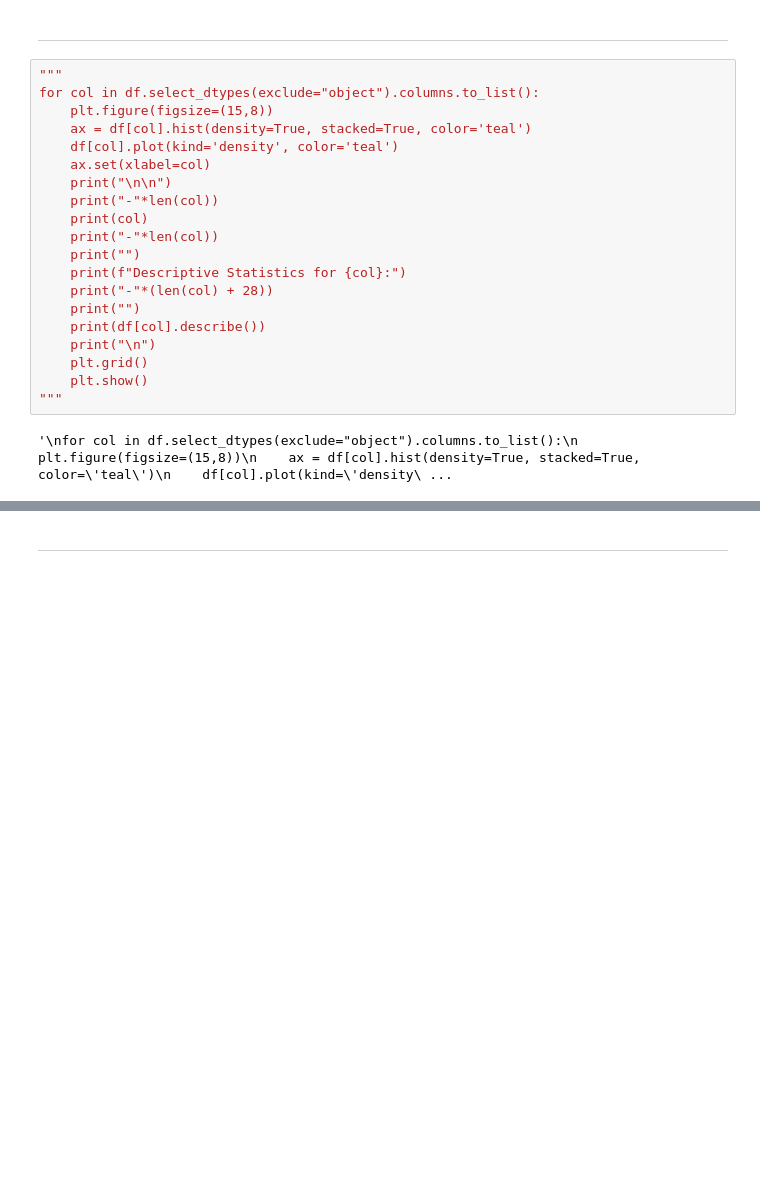
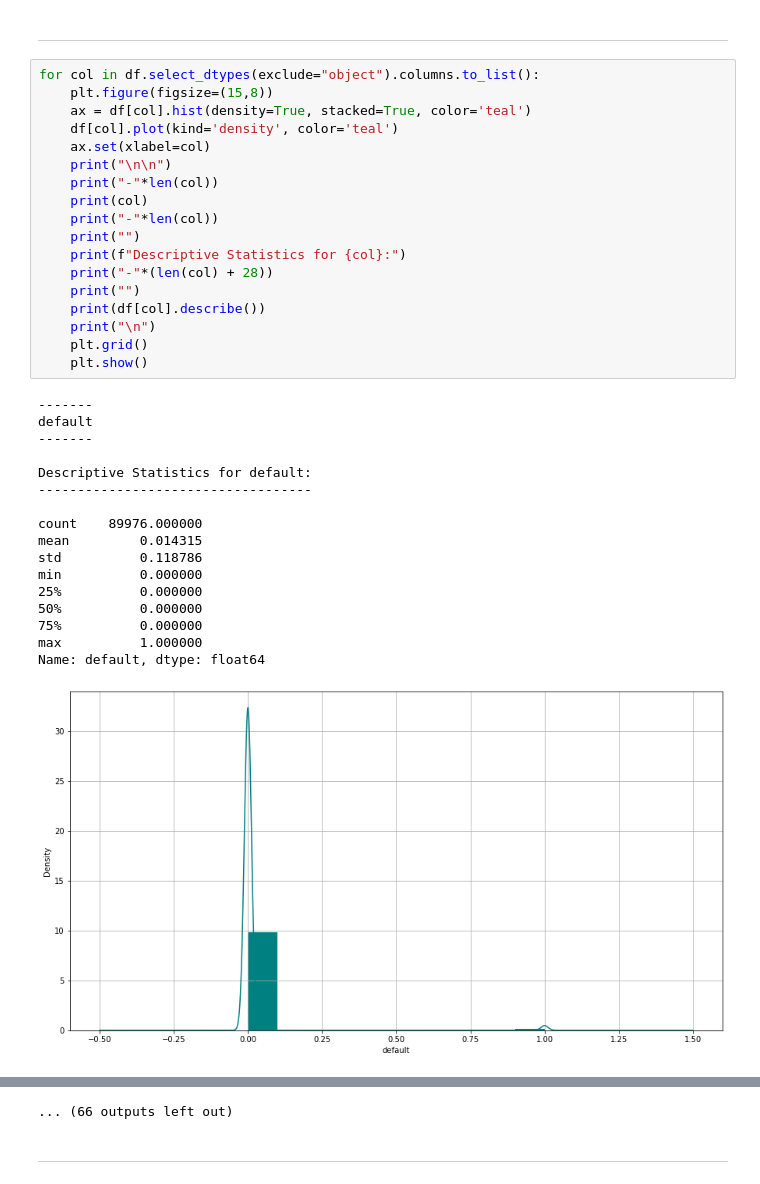
Before and after one commit to eserinanarslan/probability_prediction, a Jupyter notebook: notebooks/model_creation.ipynb, the cells around one changed output, grey strips where cells are left out. Drawn from its saved outputs; the diff is of its cells as text; blank space fills up the shorter version.

```diff
--- a/notebooks/model_creation.ipynb
+++ b/notebooks/model_creation.ipynb
@@ -98,24 +91,38 @@ df["has_paid"].replace([True, False], [1,0], inplace=True)
 # %% [markdown]
 ---
 # %%
-"""
 for col in df.select_dtypes(exclude="object").columns.to_list():
     plt.figure(figsize=(15,8))
     ax = df[col].hist(density=True, stacked=True, color='teal')
     df[col].plot(kind='density', color='teal')
     ax.set(xlabel=col)
     print("\n\n")
     print("-"*len(col))
     print(col)
     print("-"*len(col))
     print("")
     print(f"Descriptive Statistics for {col}:")
     print("-"*(len(col) + 28))
     print("")
     print(df[col].describe())
     print("\n")
     plt.grid()
     plt.show()
-"""
 # %% [output]
-'\nfor col in df.select_dtypes(exclude="object").columns.to_list():\n    plt.figure(figsize=(15,8))\n    ax = df[col].hist(density=True, stacked=True, color=\'teal\')\n    df[col].plot(kind=\'density\ ...
+-------
+default
+-------
+
+Descriptive Statistics for default:
+-----------------------------------
+
+count    89976.000000
+mean         0.014315
+std          0.118786
+min          0.000000
+25%          0.000000
+50%          0.000000
+75%          0.000000
+max          1.000000
+Name: default, dtype: float64
+[figure, added]
@@ -122,3 +214,4 @@ for col in df.select_dtypes(exclude="object").columns.to_list():
+... (66 outputs left out)
 # %% [markdown]
 ---
 # %% [markdown]
```
Also changed, not shown: parts of 45 cells of this notebook, 3 other files.
